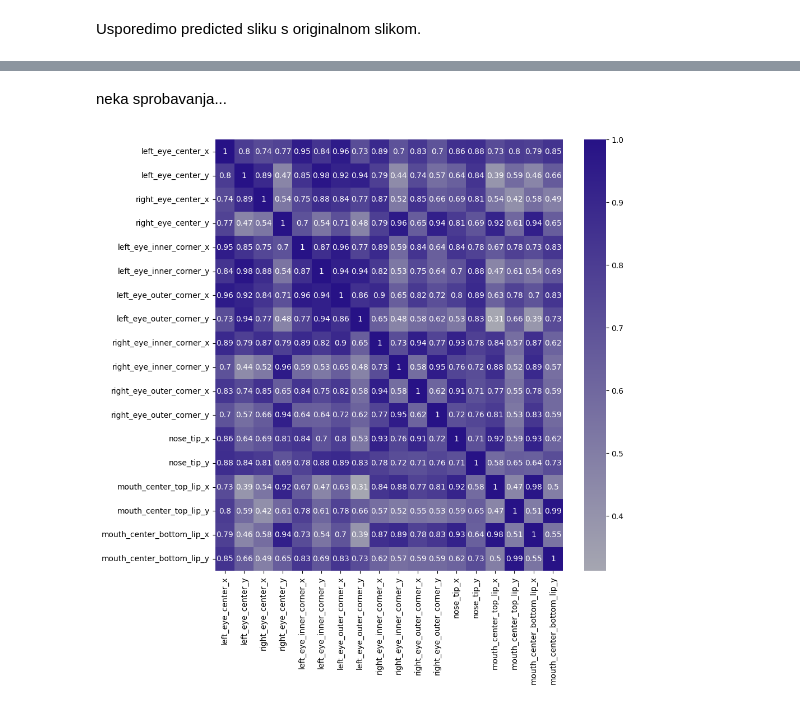
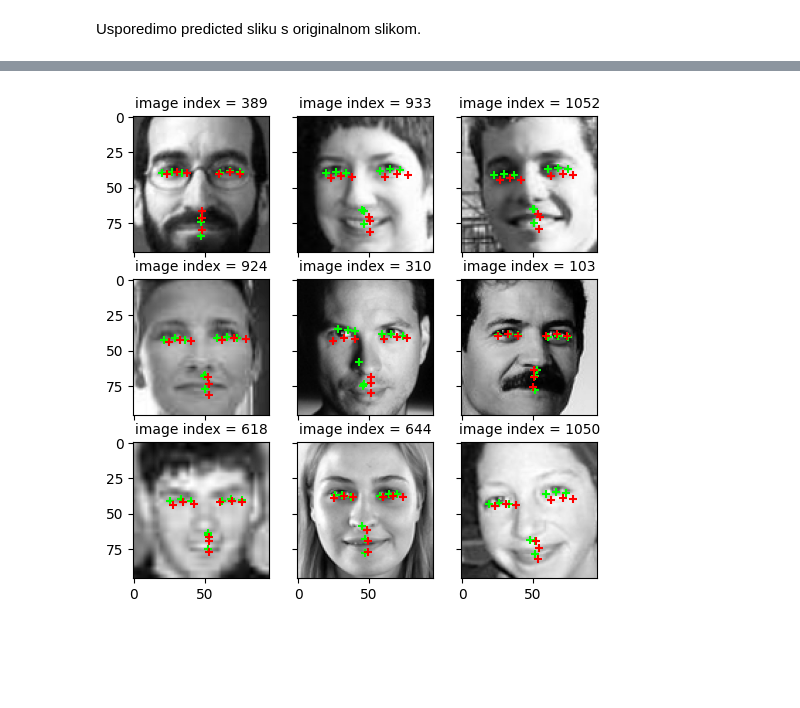
Before and after one commit to tonipolanec/Facial-landmarks-detection-system, a Jupyter notebook: code/project_progress.ipynb, the cells around one changed output, grey strips where cells are left out. Drawn from its saved outputs; the diff is of its cells as text; code cells hidden in the pictures; blank space fills up the shorter version.

```diff
--- a/code/project_progress.ipynb
+++ b/code/project_progress.ipynb
@@ -599,10 +605,15 @@ plot_predicted_image(test_x, test_y, y_pred, 10)
 # %%
-def plot_predicted_images(images, truth, prediction, with_truth=False, random = True):
-    prediction = [851, 866, 142, 1241, 1171, 651, 1376, 89, 139]
+def plot_predicted_images(images, truth, prediction, with_truth=False, random_indexes=True):
+    prediction_no_truth = [851, 866, 142, 1241, 1171, 651, 1376, 89, 139]
     prediciton_truth = [73, 501, 277, 189, 644, 399, 679, 864, 452]
 
-    if random:
-        random_indexes = [random.randint(0, len(test_x))-1 for i in range(9)]
+    if random_indexes:
+        indexes = [random.randint(0, len(test_x))-1 for i in range(9)]
+    else:
+        if with_truth:
+            indexes = prediciton_truth
+        else:
+            indexes = prediction_no_truth
 
 
     rows = 3
@@ -629,10 +635,4 @@ plot_predicted_images(test_x, test_y, y_pred, with_truth=False,)#, random_indexe
-# %% [markdown]
-neka sprobavanja...
-# %%
-landmarks_trained = pd.DataFrame(y_pred, columns=landmarks.columns)
-landmarks_trained.head()
-plt.figure(figsize=(10,10))
-sns.heatmap(landmarks_trained.corr(), cmap=sns.color_palette("blend:#A5A6B1,#271286", as_cmap=True), annot=True)
-plt.show()
-# %% [output]
-[figure, removed]
+# %%
+plot_predicted_images(test_x, test_y, y_pred, with_truth=True, random_indexes=True)
+# %% [output]
+[figure, added]
```
Also changed, not shown: parts of 10 cells of this notebook, 4 other files.
